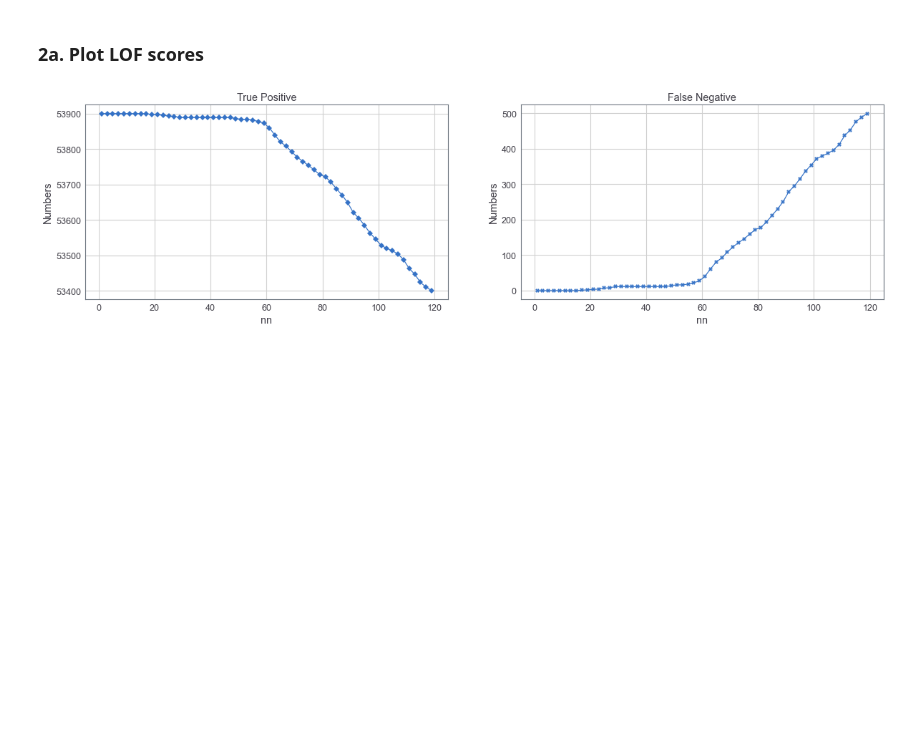
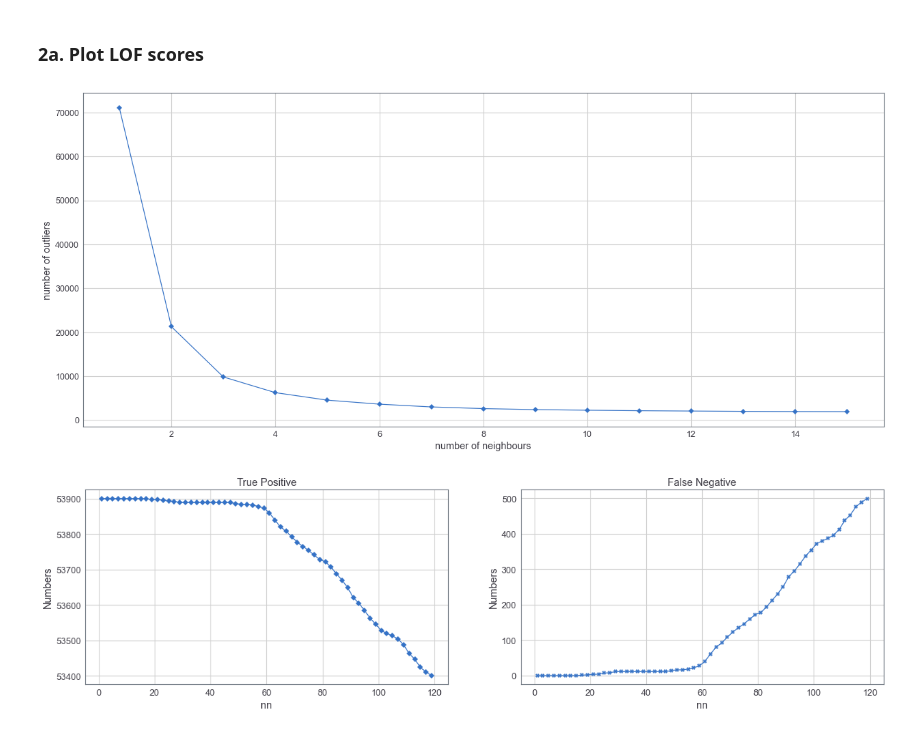
Before and after one commit to Timo9Madrid7/CS4035CyberDataAnalytics, a Jupyter notebook: assignment2/lab2Ming.ipynb, the cells around one changed output. Saved outputs shown, nothing was run; the diff lists cells and outputs as text; code cells hidden in the pictures; blank space fills up the shorter version.

```diff
--- a/assignment2/lab2Ming.ipynb
+++ b/assignment2/lab2Ming.ipynb
@@ -171,8 +171,31 @@ train_X = training_signals.copy()
 train_y = training_label.copy()
 test_X = testing_signals.copy()
 test_y = testing_label.copy()
+# %%
+normalizer = Normalizer().fit(train_X)
+train_X = normalizer.transform(train_X)
+test_X = normalizer.transform(test_X)
 # %% [markdown]
 ### 2a. Plot LOF scores
+# %%
+count_outlier = list()
+
+for nn in tqdm(range(1,15+1)):
+    lof = LocalOutlierFactor(n_neighbors=nn,
+                             algorithm='kd_tree',
+                             leaf_size=30,
+                             novelty=False,
+                             n_jobs=-1)
+    training_result = lof.fit_predict(train_X)
+    count_outlier.append(np.sum(training_result == -1))
+
+plt.figure(figsize=(21,9))
+plt.plot(np.arange(1,15+1), count_outlier, "-D")
+plt.ylabel("number of outliers")
+plt.xlabel("number of neighbours")
+plt.show()
+# %% [output]
+[figure, added]
 # %%
 # # uncomment it if you want to run it, but it is very time-consuming
 
```
Also changed, not shown: parts of 18 cells of this notebook.
